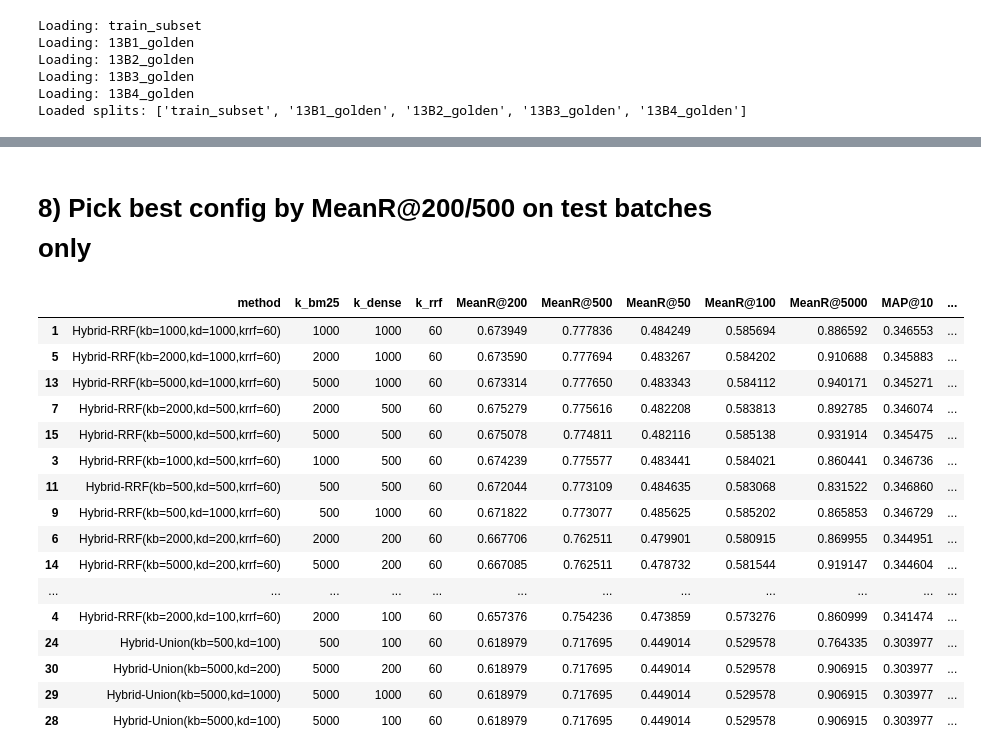
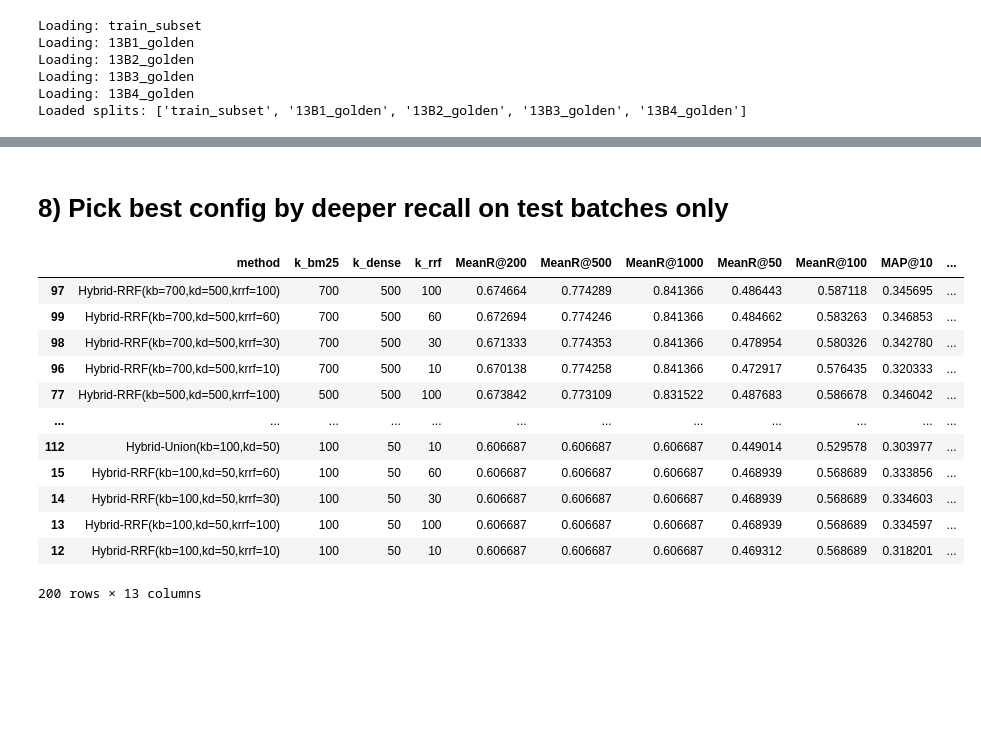
Before and after one commit to fulaibaowang/BioASQ, a Jupyter notebook: notebooks/hybird.ipynb, the cells around one changed output, grey strips where cells are left out. Saved outputs shown, nothing was run; the diff lists cells and outputs as text; code cells hidden in the pictures; blank space fills up the shorter version.

```diff
--- a/notebooks/hybird.ipynb
+++ b/notebooks/hybird.ipynb
@@ -29,7 +30,7 @@ BM25_METHOD_NAME = "BM25_RM3"
 
 # -------- evaluation cutoffs --------
 K_EVAL = 5000
-KS_RECALL = (50, 100, 200, 500, 2000, 5000)
+KS_RECALL = (200, 500, 1000, 2000, 5000)
 # %% [markdown]
 # 2) Gold building + evaluation helpers
 # %%
@@ -289,7 +306,8 @@ def dense_run_path(split: str) -> Path:
 # 6) Evaluate baseline components + hybrids for one split
 # %%
 def evaluate_split(split: str, bm25_df: pd.DataFrame, dense_df: pd.DataFrame, gold_map: dict[str, list[str]],
-                   k_bm25: int, k_dense: int, k_rrf: int = 60) -> list[dict]:
+                   k_bm25: int, k_dense: int, k_rrf: int = 60,
+                   w_bm25: float = 1.0, w_dense: float = 1.0) -> list[dict]:
     out = []
 
     # Baselines (cut to K_EVAL)
@@ -300,12 +318,25 @@ def evaluate_split(split: str, bm25_df: pd.DataFrame, dense_df: pd.DataFrame, go
     out.append({"method": "Dense", "split": split, **evaluate_run(gold_map, dense_run)})
 
     # Union
-    union_run = fuse_union(bm25_df, dense_df, k_bm25=k_bm25, k_dense=k_dense, k_out=K_EVAL)
+    union_run = fuse_union(bm25_df, dense_df, k_bm25_head=k_bm25, k_dense_head=k_dense, k_out=K_EVAL)
     out.append({"method": f"Hybrid-Union(kb={k_bm25},kd={k_dense})", "split": split, **evaluate_run(gold_map, union_run)})
 
     # RRF
-    rrf_run = fuse_rrf(bm25_df, dense_df, k_bm25=k_bm25, k_dense=k_dense, k_rrf=k_rrf, k_out=K_EVAL)
-    out.append({"method": f"Hybrid-RRF(kb={k_bm25},kd={k_dense},krrf={k_rrf})", "split": split, **evaluate_run(gold_map, rrf_run)})
+    rrf_run = fuse_rrf(
+        bm25_df,
+        dense_df,
+        k_bm25=k_bm25,
+        k_dense=k_dense,
+        k_rrf=k_rrf,
+        w_bm25=w_bm25,
+        w_dense=w_dense,
+        k_out=K_EVAL,
+    )
+    out.append({
+        "method": f"Hybrid-RRF(kb={k_bm25},kd={k_dense},krrf={k_rrf},wb={w_bm25},wd={w_dense})",
+        "split": split,
+        **evaluate_run(gold_map, rrf_run),
+    })
 
     return out
 # %% [markdown]
@@ -447,45 +480,50 @@ results_df
 # %% [markdown]
-# 8) Pick best config by MeanR@200/500 on test batches only
+# 8) Pick best config by deeper recall on test batches only
 # %%
 test_splits = [fp.stem for fp in TEST_BATCHES]
 
 def agg_score(df: pd.DataFrame) -> pd.DataFrame:
     # Only hybrid rows, only test splits
     d = df[df["split"].isin(test_splits)].copy()
     d = d[d["method"].str.startswith("Hybrid-")].copy()
 
-    grp = d.groupby(["method", "k_bm25", "k_dense", "k_rrf"], as_index=False).agg({
+    grp = d.groupby(["method", "k_bm25", "k_dense", "k_rrf", "w_bm25", "w_dense"], as_index=False).agg({
         "MeanR@200": "mean",
         "MeanR@500": "mean",
-        "MeanR@50": "mean",
-        "MeanR@100": "mean",
+        "MeanR@1000": "mean",
+        "MeanR@2000": "mean",
         "MeanR@5000": "mean",
         "MAP@10": "mean",
         "MRR@10": "mean",
     })
-    grp["score_R200_R500"] = 0.5 * grp["MeanR@200"] + 0.5 * grp["MeanR@500"]
-    return grp.sort_values("score_R200_R500", ascending=False)
+    # prioritize deeper recall (esp. R@5000), while keeping some signal at mid-depth
+    grp["score_R5000"] = grp["MeanR@5000"]
+    grp["score_deep"] = 0.2 * grp["MeanR@1000"] + 0.3 * grp["MeanR@2000"] + 0.5 * grp["MeanR@5000"]
+    grp["score_mix"] = (
+        0.1 * grp["MeanR@200"]
+        + 0.1 * grp["MeanR@500"]
+        + 0.2 * grp["MeanR@1000"]
+        + 0.25 * grp["MeanR@2000"]
+        + 0.35 * grp["MeanR@5000"]
+    )
+    return grp.sort_values("score_mix", ascending=False)
 
 hybrid_ranked = agg_score(results_df)
-hybrid_ranked.head(20)
+hybrid_ranked.head(200)
 # %% [output]
-|  | method | k_bm25 | k_dense | k_rrf | MeanR@200 | MeanR@500 | MeanR@50 | MeanR@100 | MeanR@5000 | MAP@10 | ... |
-| 1 | Hybrid-RRF(kb=1000,kd=1000,krrf=60) | 1000 | 1000 | 60 | 0.673949 | 0.777836 | 0.484249 | 0.585694 | 0.886592 | 0.346553 | ... |
-| 5 | Hybrid-RRF(kb=2000,kd=1000,krrf=60) | 2000 | 1000 | 60 | 0.673590 | 0.777694 | 0.483267 | 0.584202 | 0.910688 | 0.345883 | ... |
-| 13 | Hybrid-RRF(kb=5000,kd=1000,krrf=60) | 5000 | 1000 | 60 | 0.673314 | 0.777650 | 0.483343 | 0.584112 | 0.940171 | 0.345271 | ... |
-| 7 | Hybrid-RRF(kb=2000,kd=500,krrf=60) | 2000 | 500 | 60 | 0.675279 | 0.775616 | 0.482208 | 0.583813 | 0.892785 | 0.346074 | ... |
-| 15 | Hybrid-RRF(kb=5000,kd=500,krrf=60) | 5000 | 500 | 60 | 0.675078 | 0.774811 | 0.482116 | 0.585138 | 0.931914 | 0.345475 | ... |
-| 3 | Hybrid-RRF(kb=1000,kd=500,krrf=60) | 1000 | 500 | 60 | 0.674239 | 0.775577 | 0.483441 | 0.584021 | 0.860441 | 0.346736 | ... |
-| 11 | Hybrid-RRF(kb=500,kd=500,krrf=60) | 500 | 500 | 60 | 0.672044 | 0.773109 | 0.484635 | 0.583068 | 0.831522 | 0.346860 | ... |
-| 9 | Hybrid-RRF(kb=500,kd=1000,krrf=60) | 500 | 1000 | 60 | 0.671822 | 0.773077 | 0.485625 | 0.585202 | 0.865853 | 0.346729 | ... |
-| 6 | Hybrid-RRF(kb=2000,kd=200,krrf=60) | 2000 | 200 | 60 | 0.667706 | 0.762511 | 0.479901 | 0.580915 | 0.869955 | 0.344951 | ... |
-| 14 | Hybrid-RRF(kb=5000,kd=200,krrf=60) | 5000 | 200 | 60 | 0.667085 | 0.762511 | 0.478732 | 0.581544 | 0.919147 | 0.344604 | ... |
+|  | method | k_bm25 | k_dense | k_rrf | MeanR@200 | MeanR@500 | MeanR@1000 | MeanR@50 | MeanR@100 | MAP@10 | ... |
+| 97 | Hybrid-RRF(kb=700,kd=500,krrf=100) | 700 | 500 | 100 | 0.674664 | 0.774289 | 0.841366 | 0.486443 | 0.587118 | 0.345695 | ... |
+| 99 | Hybrid-RRF(kb=700,kd=500,krrf=60) | 700 | 500 | 60 | 0.672694 | 0.774246 | 0.841366 | 0.484662 | 0.583263 | 0.346853 | ... |
+| 98 | Hybrid-RRF(kb=700,kd=500,krrf=30) | 700 | 500 | 30 | 0.671333 | 0.774353 | 0.841366 | 0.478954 | 0.580326 | 0.342780 | ... |
+| 96 | Hybrid-RRF(kb=700,kd=500,krrf=10) | 700 | 500 | 10 | 0.670138 | 0.774258 | 0.841366 | 0.472917 | 0.576435 | 0.320333 | ... |
+| 77 | Hybrid-RRF(kb=500,kd=500,krrf=100) | 500 | 500 | 100 | 0.673842 | 0.773109 | 0.831522 | 0.487683 | 0.586678 | 0.346042 | ... |
 | ... | ... | ... | ... | ... | ... | ... | ... | ... | ... | ... | ... |
-| 4 | Hybrid-RRF(kb=2000,kd=100,krrf=60) | 2000 | 100 | 60 | 0.657376 | 0.754236 | 0.473859 | 0.573276 | 0.860999 | 0.341474 | ... |
-| 24 | Hybrid-Union(kb=500,kd=100) | 500 | 100 | 60 | 0.618979 | 0.717695 | 0.449014 | 0.529578 | 0.764335 | 0.303977 | ... |
-| 30 | Hybrid-Union(kb=5000,kd=200) | 5000 | 200 | 60 | 0.618979 | 0.717695 | 0.449014 | 0.529578 | 0.906915 | 0.303977 | ... |
-| 29 | Hybrid-Union(kb=5000,kd=1000) | 5000 | 1000 | 60 | 0.618979 | 0.717695 | 0.449014 | 0.529578 | 0.906915 | 0.303977 | ... |
-| 28 | Hybrid-Union(kb=5000,kd=100) | 5000 | 100 | 60 | 0.618979 | 0.717695 | 0.449014 | 0.529578 | 0.906915 | 0.303977 | ... |
+| 112 | Hybrid-Union(kb=100,kd=50) | 100 | 50 | 10 | 0.606687 | 0.606687 | 0.606687 | 0.449014 | 0.529578 | 0.303977 | ... |
+| 15 | Hybrid-RRF(kb=100,kd=50,krrf=60) | 100 | 50 | 60 | 0.606687 | 0.606687 | 0.606687 | 0.468939 | 0.568689 | 0.333856 | ... |
+| 14 | Hybrid-RRF(kb=100,kd=50,krrf=30) | 100 | 50 | 30 | 0.606687 | 0.606687 | 0.606687 | 0.468939 | 0.568689 | 0.334603 | ... |
+| 13 | Hybrid-RRF(kb=100,kd=50,krrf=100) | 100 | 50 | 100 | 0.606687 | 0.606687 | 0.606687 | 0.468939 | 0.568689 | 0.334597 | ... |
+| 12 | Hybrid-RRF(kb=100,kd=50,krrf=10) | 100 | 50 | 10 | 0.606687 | 0.606687 | 0.606687 | 0.469312 | 0.568689 | 0.318201 | ... |
+200 rows × 13 columns
 # %%
 best = hybrid_ranked.iloc[0].to_dict()
 best
```
Also changed, not shown: parts of 12 cells of this notebook, 2 other files.
